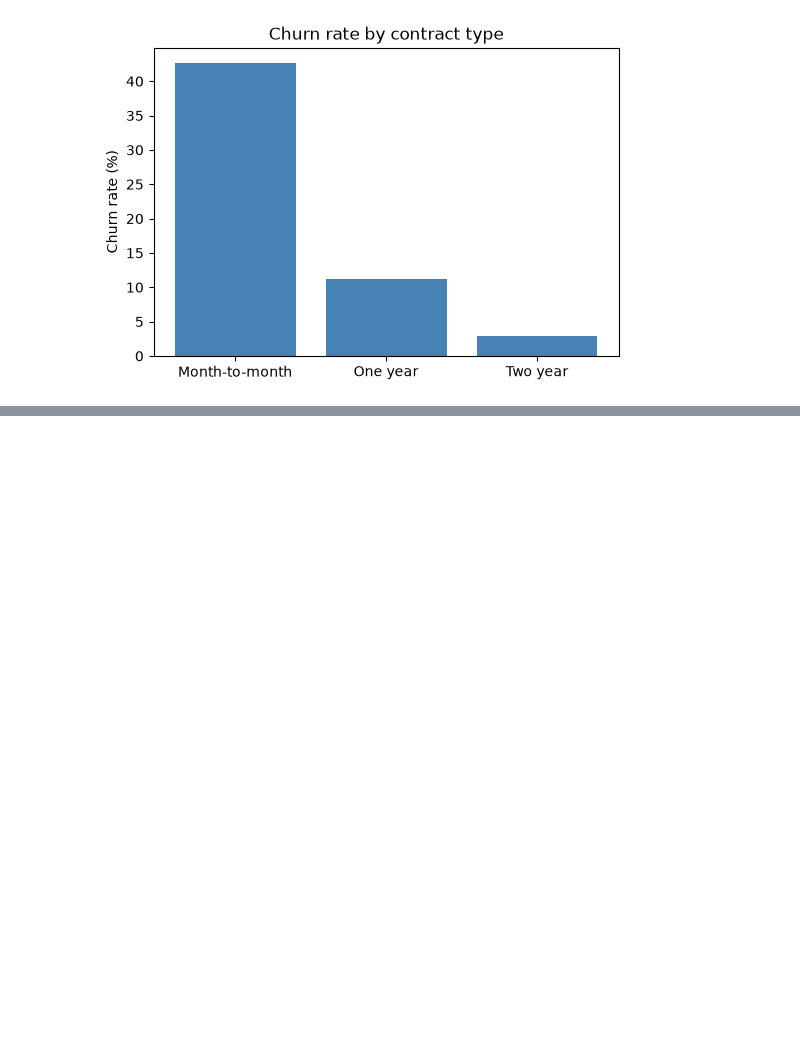
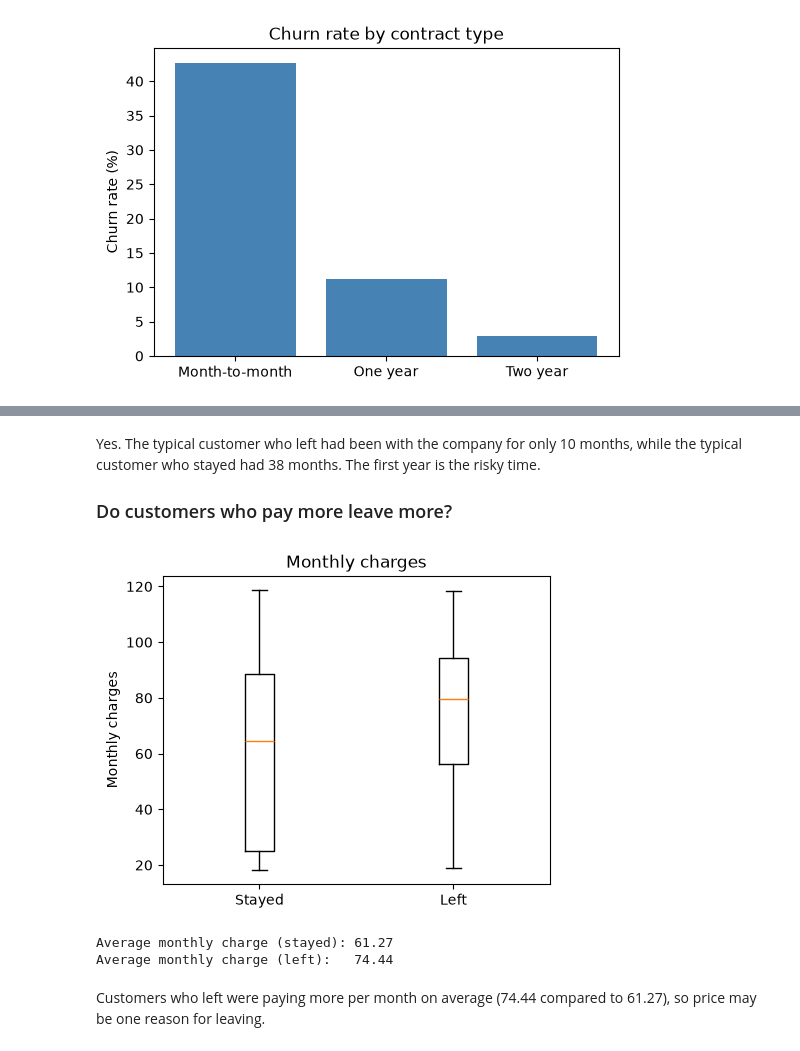
Before and after one commit to FaziOps/Customer_Churn_Prediction_Sys, a Jupyter notebook: churn_prediction.ipynb, the cells around one changed output, grey strips where cells are left out. Drawn from its saved outputs; the diff is of its cells as text; code cells hidden in the pictures; blank space fills up the shorter version.

```diff
--- a/churn_prediction.ipynb
+++ b/churn_prediction.ipynb
@@ -125,0 +146,23 @@ Contract type makes a very big difference. 42.7% of month-to-month customers lef
+# %% [markdown]
+Yes. The typical customer who left had been with the company for only 10 months, while the typical customer who stayed had 38 months. The first year is the risky time.
+
+### Do customers who pay more leave more?
+# %%
+stayed = df[df["Churn"] == "No"]["MonthlyCharges"]
+left = df[df["Churn"] == "Yes"]["MonthlyCharges"]
+
+plt.figure(figsize=(5, 4))
+plt.boxplot([stayed, left], tick_labels=["Stayed", "Left"])
+plt.title("Monthly charges")
+plt.ylabel("Monthly charges")
+plt.savefig("outputs/monthly_charges_box.png", bbox_inches="tight")
+plt.show()
+
+print("Average monthly charge (stayed):", round(stayed.mean(), 2))
+print("Average monthly charge (left):  ", round(left.mean(), 2))
+# %% [output]
+[figure, added]
+Average monthly charge (stayed): 61.27
+Average monthly charge (left):   74.44
+# %% [markdown]
+Customers who left were paying more per month on average (74.44 compared to 61.27), so price may be one reason for leaving.
```
Also changed, not shown: parts of 2 cells of this notebook, 2 other files.
